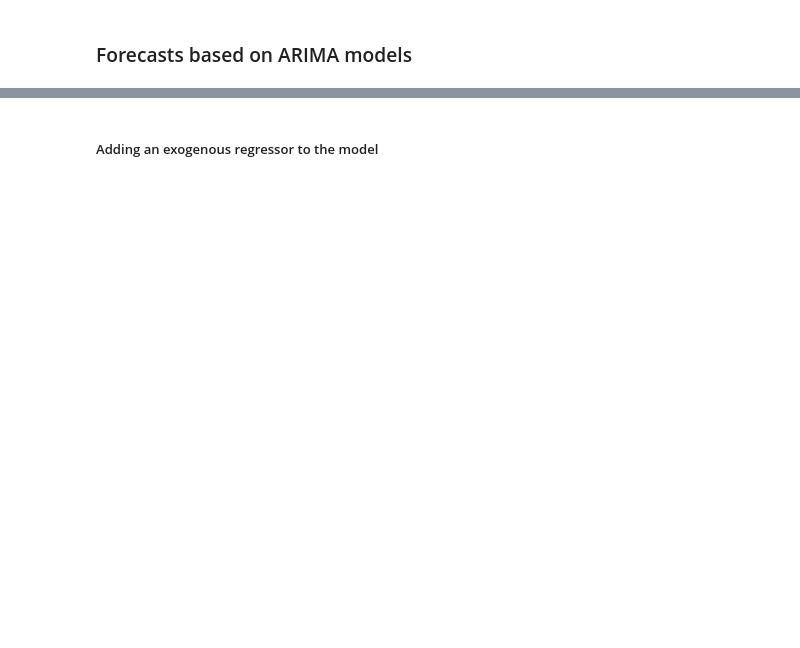
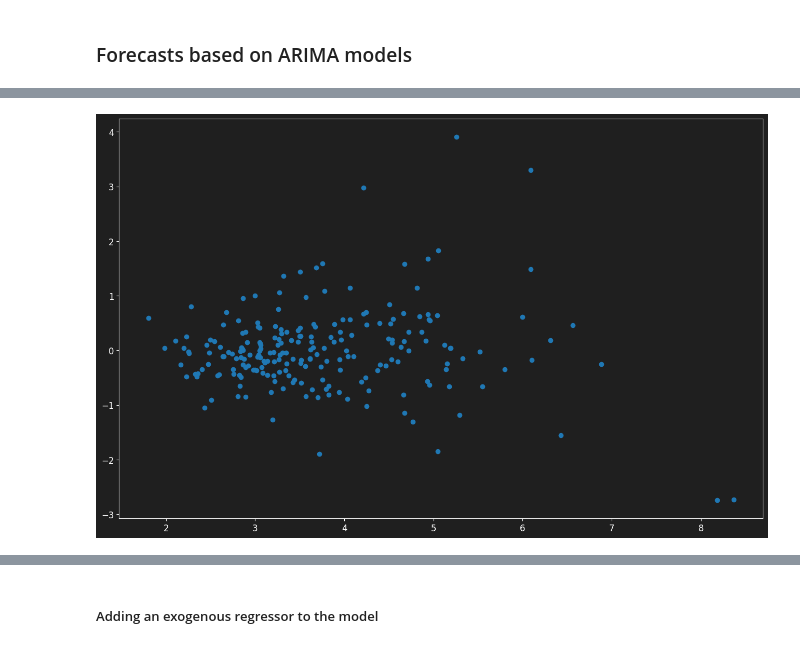
Before and after one commit to sebalexsmith/MET2010, a Jupyter notebook: Labs/Lab 14.ipynb, the cells around one changed output, grey strips where cells are left out. Drawn from its saved outputs; the diff is of its cells as text; code cells hidden in the pictures; blank space fills up the shorter version.

```diff
--- a/Labs/Lab 14.ipynb
+++ b/Labs/Lab 14.ipynb
@@ -117,0 +218,9 @@ power_DF['DK2'] = power_DF['DK2'] / 1000
+# %%
+# By the looks of the graph above, the model is able to track the data quite well. I will now look at the residuals:
+resids = arimaMod0.resid
+
+fig, ax = plt.subplots()
+ax.scatter(fitted, resids)
+plt.show()
+# %% [output]
+[figure, added]
```
Also changed, not shown: parts of 36 cells of this notebook.
